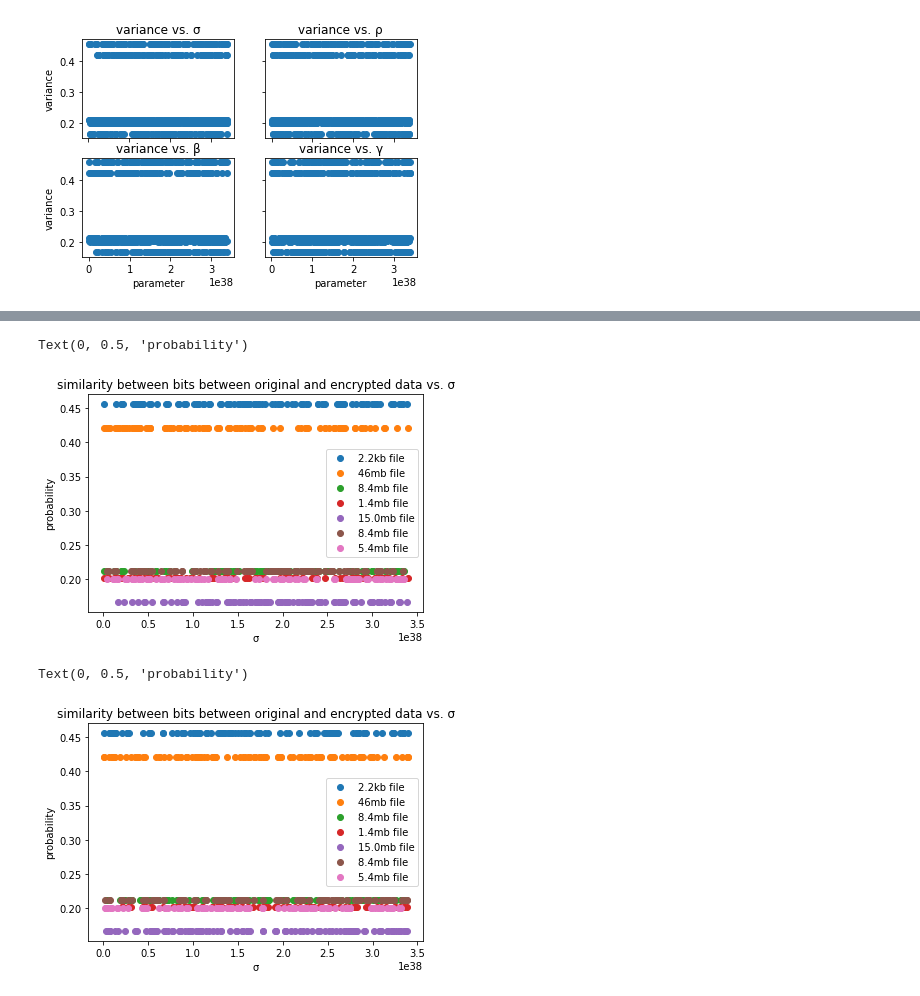
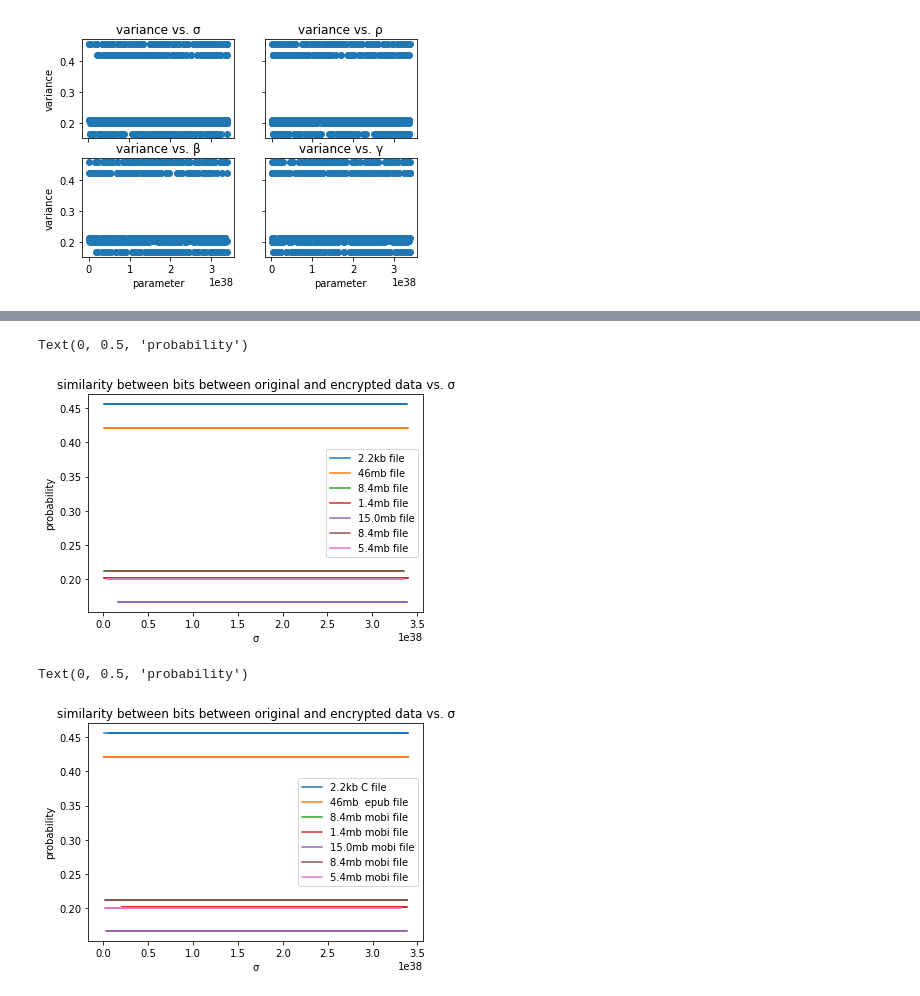
Before and after one commit to jacobelrey/chaos-crypt, a Jupyter notebook: jupyter/Untitled.ipynb, the cells around one changed output, grey strips where cells are left out. Drawn from its saved outputs; the diff is of its cells as text; code cells hidden in the pictures.

```diff
--- a/jupyter/Untitled.ipynb
+++ b/jupyter/Untitled.ipynb
@@ -67,11 +67,11 @@ Text(0, 0.5, 'probability')
 # %%
-plt.scatter(data[:,3][:100], data[:,0][:100], label = '2.2kb file')
-plt.scatter(data[:,3][100:200], data[:,0][100:200], label = '46mb file')
-plt.scatter(data[:,3][200:300], data[:,0][200:300], label = '8.4mb file')
-plt.scatter(data[:,3][300:400], data[:,0][300:400], label = '1.4mb file')
-plt.scatter(data[:,3][400:500], data[:,0][400:500], label = '15.0mb file')
-plt.scatter(data[:,3][500:600], data[:,0][500:600], label = '8.4mb file')
-plt.scatter(data[:,3][600:700], data[:,0][600:700], label = '5.4mb file')
+plt.plot(data[:,3][:100], data[:,0][:100], label = '2.2kb file')
+plt.plot(data[:,3][100:200], data[:,0][100:200], label = '46mb file')
+plt.plot(data[:,3][200:300], data[:,0][200:300], label = '8.4mb file')
+plt.plot(data[:,3][300:400], data[:,0][300:400], label = '1.4mb file')
+plt.plot(data[:,3][400:500], data[:,0][400:500], label = '15.0mb file')
+plt.plot(data[:,3][500:600], data[:,0][500:600], label = '8.4mb file')
+plt.plot(data[:,3][600:700], data[:,0][600:700], label = '5.4mb file')
 
 
 
@@ -81,22 +81,22 @@ plt.xlabel('σ');
 plt.ylabel('probability')
 # %% [output]
 Text(0, 0.5, 'probability')
-[figure, old version]
+[figure, new version]
 # %%
-plt.scatter(data[:,4][:100], data[:,0][:100], label = '2.2kb file')
-plt.scatter(data[:,4][100:200], data[:,0][100:200], label = '46mb file')
-plt.scatter(data[:,4][200:300], data[:,0][200:300], label = '8.4mb file')
-plt.scatter(data[:,4][300:400], data[:,0][300:400], label = '1.4mb file')
-plt.scatter(data[:,4][400:500], data[:,0][400:500], label = '15.0mb file')
-plt.scatter(data[:,4][500:600], data[:,0][500:600], label = '8.4mb file')
-plt.scatter(data[:,4][600:700], data[:,0][600:700], label = '5.4mb file')
+plt.plot(data[:,4][:100], data[:,0][:100], label = '2.2kb C file')
+plt.plot(data[:,4][100:200], data[:,0][100:200], label = '46mb  epub file')
+plt.plot(data[:,4][200:300], data[:,0][200:300], label = '8.4mb mobi file')
+plt.plot(data[:,4][300:400], data[:,0][300:400], label = '1.4mb mobi file')
+plt.plot(data[:,4][400:500], data[:,0][400:500], label = '15.0mb mobi file')
+plt.plot(data[:,4][500:600], data[:,0][500:600], label = '8.4mb mobi file')
+plt.plot(data[:,4][600:700], data[:,0][600:700], label = '5.4mb mobi file')
 
 
 
 plt.legend()
 plt.title('similarity between bits between original and encrypted data vs. σ')
 plt.xlabel('σ');
 plt.ylabel('probability')
 # %% [output]
 Text(0, 0.5, 'probability')
-[figure, old version]
+[figure, new version]
```
Also changed, not shown: parts of 3 cells of this notebook, 11 other files.
